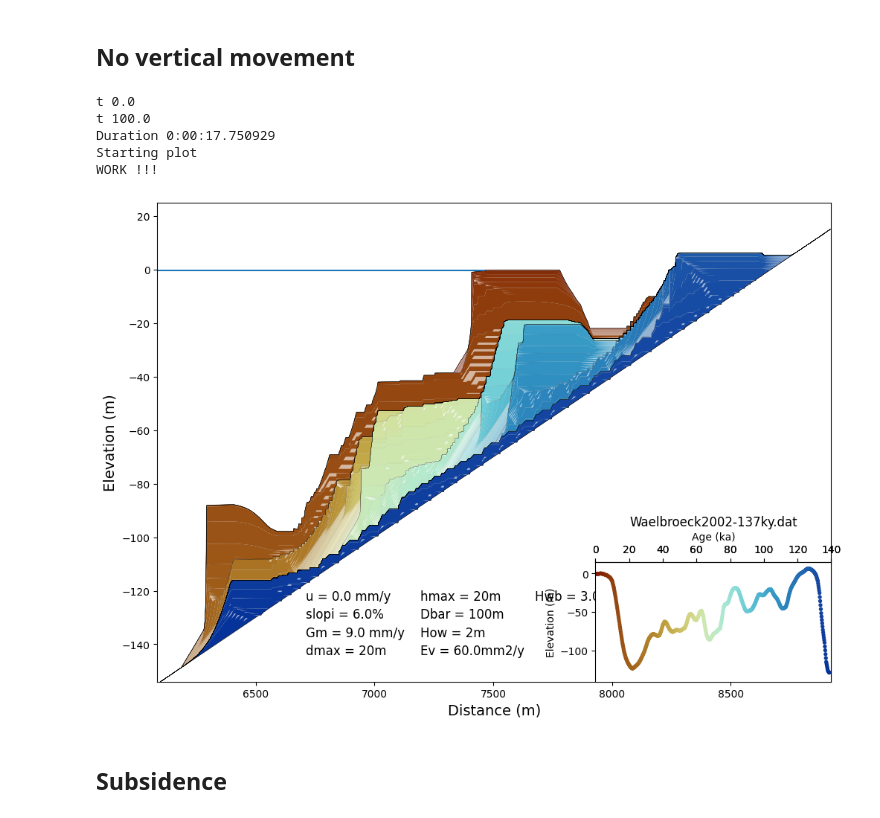
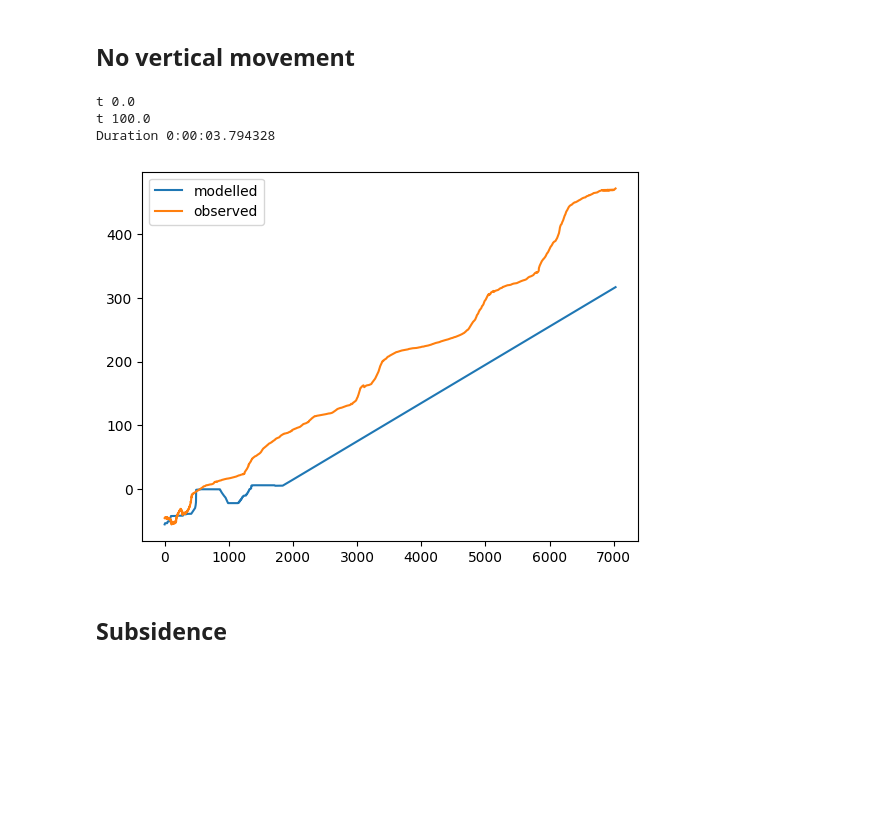
Before and after one commit to YBoucharat/TP_Coral_2024, a Jupyter notebook: REEF/Run_REEF.ipynb, the cells around one changed output. Drawn from its saved outputs; the diff is of its cells as text; code cells hidden in the pictures; blank space fills up the shorter version.

Commit message:
Added compare option for 1D profiles comparison, with align function

```diff
--- a/REEF/Run_REEF.ipynb
+++ b/REEF/Run_REEF.ipynb
@@ -89,6 +89,7 @@ class REEF:
             raise Exception("Wrong format for 'save' variable. Should be True or False")
 
         tmax = nlines(dico.path_SLcurves+self.input_vars['SLstory__RSLin'])*1e3
+        print("Simu of", tmax/1000, "ky")
         # Create xsimlab setup
         ds_in = xs.create_setup(
             model=reef,
@@ -109,6 +110,8 @@ class REEF:
                   )
         print('Duration', dtime.today()-t0)
 
+        return self.ds_out
+
     def plot(self, compare=False):
         if self.save==True:
             print('Starting plot')
@@ -124,19 +127,27 @@ class REEF:
             if compare==False:
                 plt.plot(self.ds_out.profile__z)
             elif type(compare)==str:
-                self.align(compare)
+                # Extracts x and y in the topo files
+                self.x_obs, self.y_obs = readfile(
+                    os.path.abspath('../Topo_obs/'+compare))
+                self.align()
+                plt.plot(self.x, self.y, label='modelled')
+                plt.plot(self.x_obs, self.y_obs, label='observed')
+                plt.legend()
             else:
                 raise Exception("Wrong format for 'compare'. Must be string format for path")
         else:
             raise Exception("Wrong format for 'layers' variable. Should be True or False")
 
-    def align(self, x, y):
+    def align(self):
+        ipmin = min(self.x_obs)
+        ipmax = max(self.x_obs)
+        y_obs_min = min(self.y_obs)
 
-        # Extracts x and y in the topo files
-        x_obs, y_obs = readfile(os.path.abspath('../Topo_obs/'+compare))
-        ipmin = min(x_obs)
-        ipmax = max(x_obs)
-        y_obs_min = min(y_obs)
+        # Extract x and y from model output
+        x = self.ds_out.profile__z.x.values
+        y = self.ds_out.profile__z.values
+
         # Extract the index in y of the first element >= to the min value in y_obs.
         index_min = np.argmax(y >= y_obs_min)
         # Use this index for the x starting value.
@@ -145,11 +156,9 @@ class REEF:
         ipmod = interp1d(x, y) # Interpolate y as a function of x.
         # Generate new continuous x values from x_start to max x value in topo_obs.
         # with the step defined in Inputs.inversion_params.
-        x_n = np.arange(x_start, x_start - ipmin_i + ipmax_i, IPSTEP)
-        y_n = ipmod(x_n) # Interpolation of the vertical values on new x_n axis.
-        x_n = x_n - x_n[0] # Remove the offset to have x axis starting at 0.
-
-        return x_n, y_n
+        self.x = np.arange(x_start, x_start - ipmin + ipmax, 1)
+        self.y = ipmod(self.x) # Interpolation of the vertical values on new x_n axis.
+        self.x = self.x - self.x[0] # Remove the offset to have x axis starting at 0.
 
 REEF = REEF()
 # %%
@@ -169,23 +178,21 @@ ok
 # %%
 # Set the variables
 REEF.reef_params(SL = 'Waelbroeck2002-137ky.dat',
                 U = 0e-3,
                 slop = 6e-2,
                 Gm = 9e-3,
                 Ev = 60e-3)
 
 # Run the model
-REEF.run(dt = 200, save = True)
+ds_out = REEF.run(dt = 200, save = False)
 
 # Plot the output
-REEF.plot()
+REEF.plot(compare='Laundi_dGPS_Denovan.dat')
 # %% [output]
 t 0.0
 t 100.0
-Duration 0:00:17.750929
-Starting plot
-WORK !!!
+Duration 0:00:03.794328
-[figure, old version]
+[figure, new version]
 # %% [markdown]
 ## Subsidence
 # %%
```
Also changed, not shown: parts of 1 cell of this notebook.
